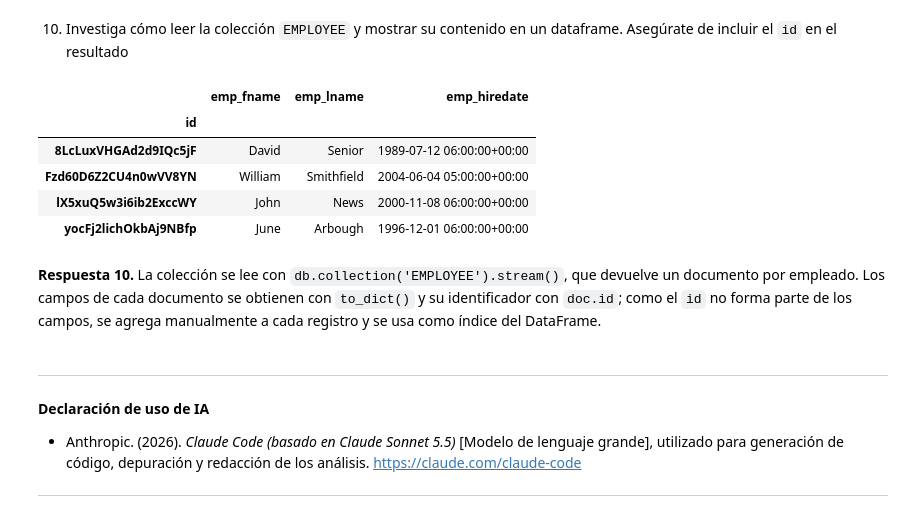
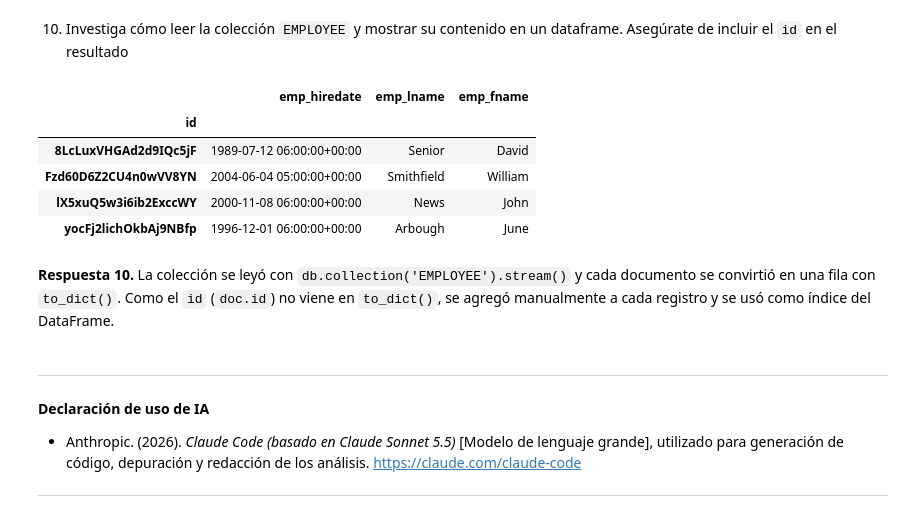
Before and after one commit to GJ030/Ciencia_datos, a Jupyter notebook: 3.2 Actividad 3 - Acceso BD y manipulación de datos/Actividad3BDManipulacion_A01841366.ipynb, the cells around one changed output. Cells and saved outputs as stored; diff of their text form; code cells hidden in the pictures.

```diff
--- a/3.2 Actividad 3 - Acceso BD y manipulación de datos/Actividad3BDManipulacion_A01841366.ipynb
+++ b/3.2 Actividad 3 - Acceso BD y manipulación de datos/Actividad3BDManipulacion_A01841366.ipynb
@@ -381,17 +364,17 @@ db = firestore.client()
 # %%
 # stream() recorre los documentos de la colección; el id (doc.id) no viene en to_dict(), por eso se agrega
 documentos = db.collection('EMPLOYEE').stream()
 empleados = pd.DataFrame([{'id': doc.id, **doc.to_dict()} for doc in documentos]).set_index('id')
-empleados[['emp_fname', 'emp_lname', 'emp_hiredate']]
+empleados
 # %% [output]
-|  | emp_fname | emp_lname | emp_hiredate |
+|  | emp_hiredate | emp_lname | emp_fname |
 | id |  |  |  |
-| 8LcLuxVHGAd2d9IQc5jF | David | Senior | 1989-07-12 06:00:00+00:00 |
-| Fzd60D6Z2CU4n0wVV8YN | William | Smithfield | 2004-06-04 05:00:00+00:00 |
-| lX5xuQ5w3i6ib2ExccWY | John | News | 2000-11-08 06:00:00+00:00 |
-| yocFj2lichOkbAj9NBfp | June | Arbough | 1996-12-01 06:00:00+00:00 |
+| 8LcLuxVHGAd2d9IQc5jF | 1989-07-12 06:00:00+00:00 | Senior | David |
+| Fzd60D6Z2CU4n0wVV8YN | 2004-06-04 05:00:00+00:00 | Smithfield | William |
+| lX5xuQ5w3i6ib2ExccWY | 2000-11-08 06:00:00+00:00 | News | John |
+| yocFj2lichOkbAj9NBfp | 1996-12-01 06:00:00+00:00 | Arbough | June |
 # %% [markdown]
-**Respuesta 10.** La colección se lee con `db.collection('EMPLOYEE').stream()`, que devuelve un documento por empleado. Los campos de cada documento se obtienen con `to_dict()` y su identificador con `doc.id`; como el `id` no forma parte de los campos, se agrega manualmente a cada registro y se usa como índice del DataFrame.
+**Respuesta 10.** La colección se leyó con `db.collection('EMPLOYEE').stream()` y cada documento se convirtió en una fila con `to_dict()`. Como el `id` (`doc.id`) no viene en `to_dict()`, se agregó manualmente a cada registro y se usó como índice del DataFrame.
 # %%
 firebase_admin.delete_app(firebase_admin.get_app())
 # %% [markdown]
```
Also changed, not shown: parts of 15 cells of this notebook.
